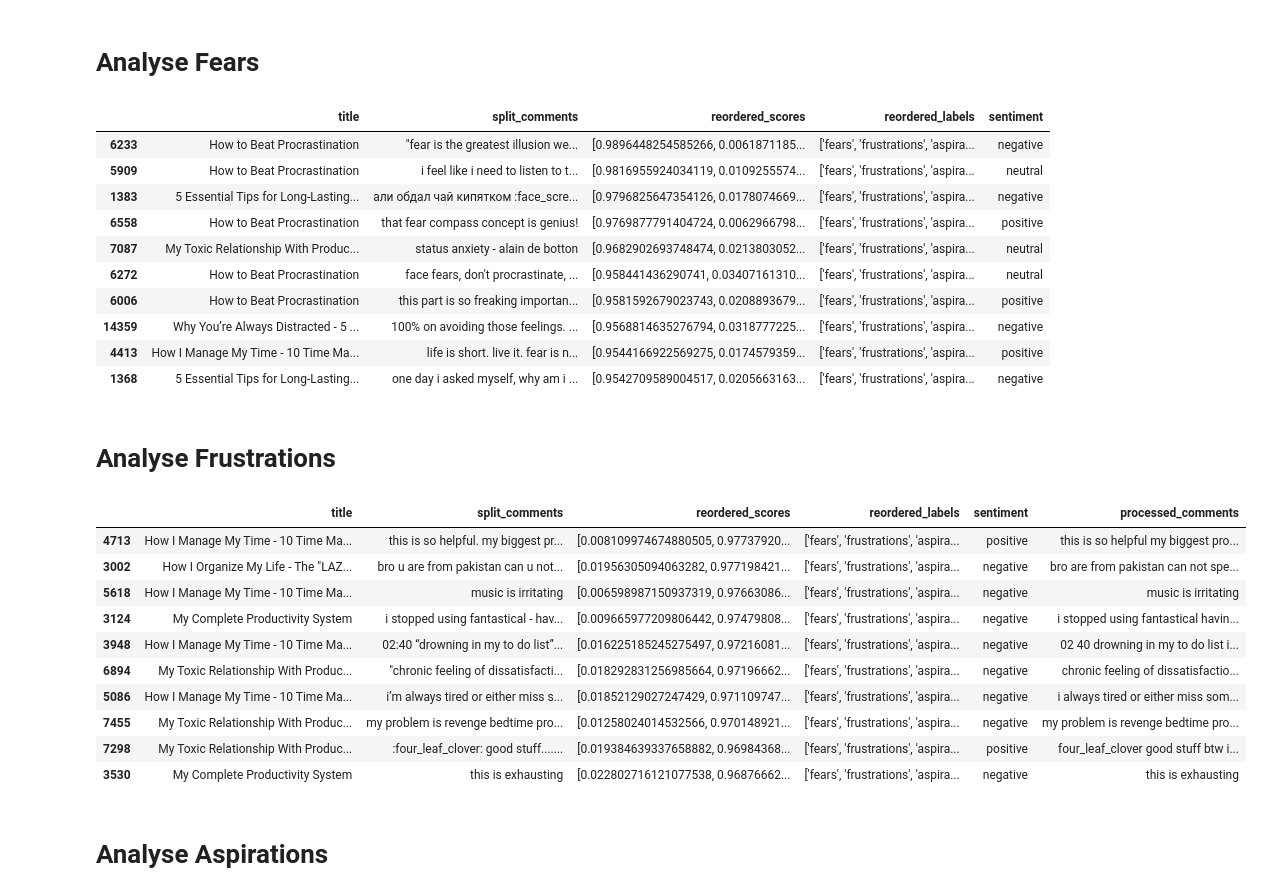
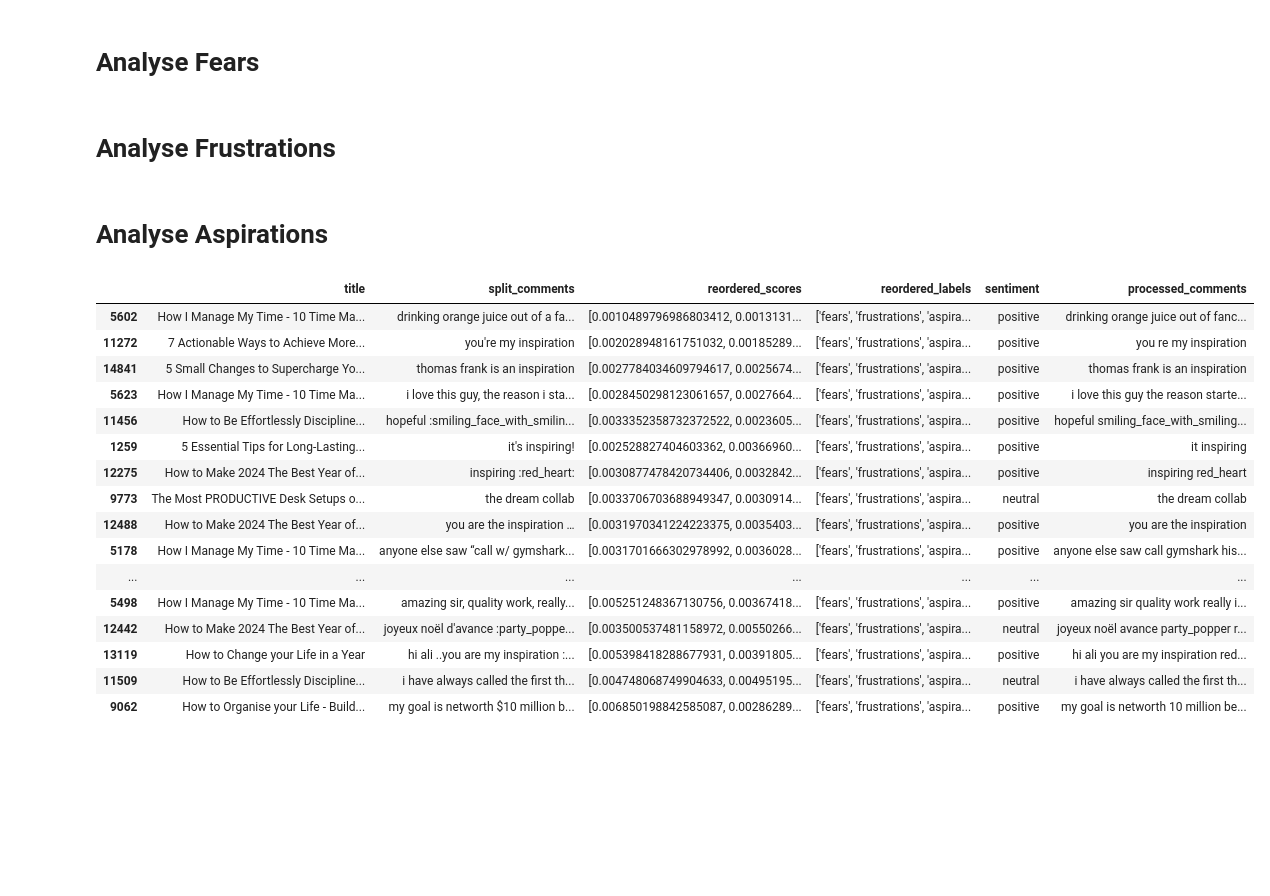
Before and after one commit to SiddhantG11/YouTube_Analysis, a Jupyter notebook: analysis.ipynb, the cells around one changed output. Saved outputs shown, nothing was run; the diff lists cells and outputs as text; code cells hidden in the pictures; blank space fills up the shorter version.

```diff
--- a/analysis.ipynb
+++ b/analysis.ipynb
@@ -114,16 +93,2 @@ fears = df.sort_values(by='reordered_scores', key=lambda x: x.apply(lambda y: y[
-# %%
-fears.head(10)
-# %% [output]
-|  | title | split_comments | reordered_scores | reordered_labels | sentiment |
-| 6233 | How to Beat Procrastination | "fear is the greatest illusion we... | [0.9896448254585266, 0.0061871185... | ['fears', 'frustrations', 'aspira... | negative |
-| 5909 | How to Beat Procrastination | i feel like i need to listen to t... | [0.9816955924034119, 0.0109255574... | ['fears', 'frustrations', 'aspira... | neutral |
-| 1383 | 5 Essential Tips for Long-Lasting... | али обдал чай кипятком :face_scre... | [0.9796825647354126, 0.0178074669... | ['fears', 'frustrations', 'aspira... | negative |
-| 6558 | How to Beat Procrastination | that fear compass concept is genius! | [0.9769877791404724, 0.0062966798... | ['fears', 'frustrations', 'aspira... | positive |
-| 7087 | My Toxic Relationship With Produc... | status anxiety - alain de botton | [0.9682902693748474, 0.0213803052... | ['fears', 'frustrations', 'aspira... | neutral |
-| 6272 | How to Beat Procrastination | face fears, don't procrastinate, ... | [0.958441436290741, 0.03407161310... | ['fears', 'frustrations', 'aspira... | neutral |
-| 6006 | How to Beat Procrastination | this part is so freaking importan... | [0.9581592679023743, 0.0208893679... | ['fears', 'frustrations', 'aspira... | positive |
-| 14359 | Why You’re Always Distracted - 5 ... | 100% on avoiding those feelings. ... | [0.9568814635276794, 0.0318777225... | ['fears', 'frustrations', 'aspira... | negative |
-| 4413 | How I Manage My Time - 10 Time Ma... | life is short. live it. fear is n... | [0.9544166922569275, 0.0174579359... | ['fears', 'frustrations', 'aspira... | positive |
-| 1368 | 5 Essential Tips for Long-Lasting... | one day i asked myself, why am i ... | [0.9542709589004517, 0.0205663163... | ['fears', 'frustrations', 'aspira... | negative |
 # %% [markdown]
 # Analyse Frustrations
@@ -132,16 +95,2 @@ frustrations = df.sort_values(by='reordered_scores', key=lambda x: x.apply(lambd
-# %%
-frustrations.head(10)
-# %% [output]
-|  | title | split_comments | reordered_scores | reordered_labels | sentiment | processed_comments |
-| 4713 | How I Manage My Time - 10 Time Ma... | this is so helpful. my biggest pr... | [0.008109974674880505, 0.97737920... | ['fears', 'frustrations', 'aspira... | positive | this is so helpful my biggest pro... |
-| 3002 | How I Organize My Life - The "LAZ... | bro u are from pakistan can u not... | [0.01956305094063282, 0.977198421... | ['fears', 'frustrations', 'aspira... | negative | bro are from pakistan can not spe... |
-| 5618 | How I Manage My Time - 10 Time Ma... | music is irritating | [0.006598987150937319, 0.97663086... | ['fears', 'frustrations', 'aspira... | negative | music is irritating |
-| 3124 | My Complete Productivity System | i stopped using fantastical - hav... | [0.009665977209806442, 0.97479808... | ['fears', 'frustrations', 'aspira... | negative | i stopped using fantastical havin... |
-| 3948 | How I Manage My Time - 10 Time Ma... | 02:40 “drowning in my to do list”... | [0.016225185245275497, 0.97216081... | ['fears', 'frustrations', 'aspira... | negative | 02 40 drowning in my to do list i... |
-| 6894 | My Toxic Relationship With Produc... | "chronic feeling of dissatisfacti... | [0.018292831256985664, 0.97196662... | ['fears', 'frustrations', 'aspira... | negative | chronic feeling of dissatisfactio... |
-| 5086 | How I Manage My Time - 10 Time Ma... | i’m always tired or either miss s... | [0.01852129027247429, 0.971109747... | ['fears', 'frustrations', 'aspira... | negative | i always tired or either miss som... |
-| 7455 | My Toxic Relationship With Produc... | my problem is revenge bedtime pro... | [0.01258024014532566, 0.970148921... | ['fears', 'frustrations', 'aspira... | negative | my problem is revenge bedtime pro... |
-| 7298 | My Toxic Relationship With Produc... | :four_leaf_clover: good stuff....... | [0.019384639337658882, 0.96984368... | ['fears', 'frustrations', 'aspira... | positive | four_leaf_clover good stuff btw i... |
-| 3530 | My Complete Productivity System | this is exhausting | [0.022802716121077538, 0.96876662... | ['fears', 'frustrations', 'aspira... | negative | this is exhausting |
 # %% [markdown]
 # Analyse Aspirations
@@ -149,0 +97,20 @@ aspirations = df.sort_values(by='reordered_scores', key=lambda x: x.apply(lambda
+# %%
+aspirations.head(25)
+# %% [output]
+|  | title | split_comments | reordered_scores | reordered_labels | sentiment | processed_comments |
+| 5602 | How I Manage My Time - 10 Time Ma... | drinking orange juice out of a fa... | [0.0010489796986803412, 0.0013131... | ['fears', 'frustrations', 'aspira... | positive | drinking orange juice out of fanc... |
+| 11272 | 7 Actionable Ways to Achieve More... | you're my inspiration | [0.002028948161751032, 0.00185289... | ['fears', 'frustrations', 'aspira... | positive | you re my inspiration |
+| 14841 | 5 Small Changes to Supercharge Yo... | thomas frank is an inspiration | [0.0027784034609794617, 0.0025674... | ['fears', 'frustrations', 'aspira... | positive | thomas frank is an inspiration |
+| 5623 | How I Manage My Time - 10 Time Ma... | i love this guy, the reason i sta... | [0.0028450298123061657, 0.0027664... | ['fears', 'frustrations', 'aspira... | positive | i love this guy the reason starte... |
+| 11456 | How to Be Effortlessly Discipline... | hopeful :smiling_face_with_smilin... | [0.0033352358732372522, 0.0023605... | ['fears', 'frustrations', 'aspira... | positive | hopeful smiling_face_with_smiling... |
+| 1259 | 5 Essential Tips for Long-Lasting... | it's inspiring! | [0.002528827404603362, 0.00366960... | ['fears', 'frustrations', 'aspira... | positive | it inspiring |
+| 12275 | How to Make 2024 The Best Year of... | inspiring :red_heart: | [0.0030877478420734406, 0.0032842... | ['fears', 'frustrations', 'aspira... | positive | inspiring red_heart |
+| 9773 | The Most PRODUCTIVE Desk Setups o... | the dream collab | [0.0033706703688949347, 0.0030914... | ['fears', 'frustrations', 'aspira... | neutral | the dream collab |
+| 12488 | How to Make 2024 The Best Year of... | you are the inspiration … | [0.0031970341224223375, 0.0035403... | ['fears', 'frustrations', 'aspira... | positive | you are the inspiration |
+| 5178 | How I Manage My Time - 10 Time Ma... | anyone else saw “call w/ gymshark... | [0.0031701666302978992, 0.0036028... | ['fears', 'frustrations', 'aspira... | positive | anyone else saw call gymshark his... |
+| ... | ... | ... | ... | ... | ... | ... |
+| 5498 | How I Manage My Time - 10 Time Ma... | amazing sir, quality work, really... | [0.005251248367130756, 0.00367418... | ['fears', 'frustrations', 'aspira... | positive | amazing sir quality work really i... |
+| 12442 | How to Make 2024 The Best Year of... | joyeux noël d'avance :party_poppe... | [0.003500537481158972, 0.00550266... | ['fears', 'frustrations', 'aspira... | neutral | joyeux noël avance party_popper r... |
+| 13119 | How to Change your Life in a Year | hi ali ..you are my inspiration :... | [0.005398418288677931, 0.00391805... | ['fears', 'frustrations', 'aspira... | positive | hi ali you are my inspiration red... |
+| 11509 | How to Be Effortlessly Discipline... | i have always called the first th... | [0.004748068749904633, 0.00495195... | ['fears', 'frustrations', 'aspira... | neutral | i have always called the first th... |
+| 9062 | How to Organise your Life - Build... | my goal is networth $10 million b... | [0.006850198842585087, 0.00286289... | ['fears', 'frustrations', 'aspira... | positive | my goal is networth 10 million be... |
```
Also changed, not shown: parts of 18 cells of this notebook.
